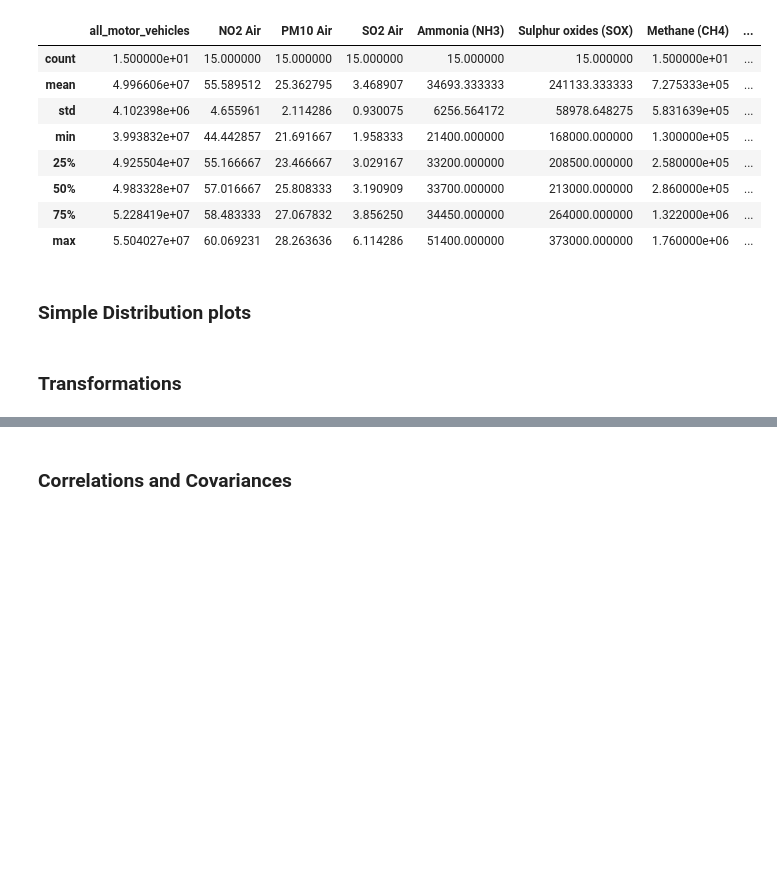
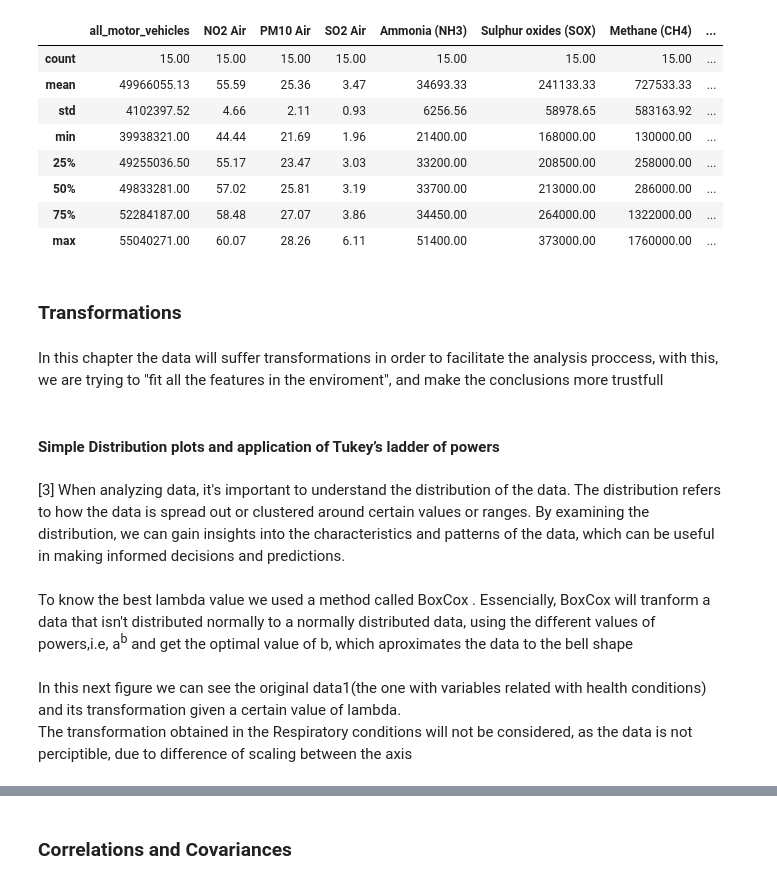
Before and after one commit to GuilhermeCasal/DataManagementFCD, a Jupyter notebook: secondDelivery.ipynb, the cells around one changed output, grey strips where cells are left out. Saved outputs shown, nothing was run; the diff lists cells and outputs as text; code cells hidden in the pictures; blank space fills up the shorter version.

```diff
--- a/secondDelivery.ipynb
+++ b/secondDelivery.ipynb
@@ -59,16 +116,22 @@ data1.describe()
 # %%
-data2.describe()
+data2.describe().round(2)
 # %% [output]
 |  | all_motor_vehicles | NO2 Air | PM10 Air | SO2 Air | Ammonia (NH3) | Sulphur oxides (SOX) | Methane (CH4) | ... |
-| count | 1.500000e+01 | 15.000000 | 15.000000 | 15.000000 | 15.000000 | 15.000000 | 1.500000e+01 | ... |
-| mean | 4.996606e+07 | 55.589512 | 25.362795 | 3.468907 | 34693.333333 | 241133.333333 | 7.275333e+05 | ... |
-| std | 4.102398e+06 | 4.655961 | 2.114286 | 0.930075 | 6256.564172 | 58978.648275 | 5.831639e+05 | ... |
-| min | 3.993832e+07 | 44.442857 | 21.691667 | 1.958333 | 21400.000000 | 168000.000000 | 1.300000e+05 | ... |
-| 25% | 4.925504e+07 | 55.166667 | 23.466667 | 3.029167 | 33200.000000 | 208500.000000 | 2.580000e+05 | ... |
-| 50% | 4.983328e+07 | 57.016667 | 25.808333 | 3.190909 | 33700.000000 | 213000.000000 | 2.860000e+05 | ... |
-| 75% | 5.228419e+07 | 58.483333 | 27.067832 | 3.856250 | 34450.000000 | 264000.000000 | 1.322000e+06 | ... |
-| max | 5.504027e+07 | 60.069231 | 28.263636 | 6.114286 | 51400.000000 | 373000.000000 | 1.760000e+06 | ... |
+| count | 15.00 | 15.00 | 15.00 | 15.00 | 15.00 | 15.00 | 15.00 | ... |
+| mean | 49966055.13 | 55.59 | 25.36 | 3.47 | 34693.33 | 241133.33 | 727533.33 | ... |
+| std | 4102397.52 | 4.66 | 2.11 | 0.93 | 6256.56 | 58978.65 | 583163.92 | ... |
+| min | 39938321.00 | 44.44 | 21.69 | 1.96 | 21400.00 | 168000.00 | 130000.00 | ... |
+| 25% | 49255036.50 | 55.17 | 23.47 | 3.03 | 33200.00 | 208500.00 | 258000.00 | ... |
+| 50% | 49833281.00 | 57.02 | 25.81 | 3.19 | 33700.00 | 213000.00 | 286000.00 | ... |
+| 75% | 52284187.00 | 58.48 | 27.07 | 3.86 | 34450.00 | 264000.00 | 1322000.00 | ... |
+| max | 55040271.00 | 60.07 | 28.26 | 6.11 | 51400.00 | 373000.00 | 1760000.00 | ... |
-# %% [markdown]
-### Simple Distribution plots
 # %% [markdown]
 ### Transformations
+# %% [markdown]
+In this chapter the data will suffer transformations in order to facilitate the analysis proccess, with this, we are trying to "fit all the features in the enviroment", and make the conclusions more trustfull
+# %% [markdown]
+#### Simple Distribution plots and application of Tukey’s ladder of powers
+# %% [markdown]
+[3] When analyzing data, it's important to understand the distribution of the data. The distribution refers to how the data is spread out or clustered around certain values or ranges. By examining the distribution, we can gain insights into the characteristics and patterns of the data, which can be useful in making informed decisions and predictions.
+# %% [markdown]
+To know the best lambda value we used a method called BoxCox . Essencially, BoxCox will tranform a data that isn't distributed normally to a normally distributed data, using the different values of powers,i.e, a<sup>b</sup>  and get the optimal value of b, which aproximates the data to the bell shape
@@ -74,0 +163,3 @@ data2.describe()
+# %% [markdown]
+In this next figure we can see the original data1(the one with variables related with health conditions) and its transformation given a certain value of lambda.
+The transformation obtained in the Respiratory conditions will not be considered, as the data is not perciptible, due to difference of scaling between the axis
```
Also changed, not shown: parts of 121 cells of this notebook, 1 other file.
